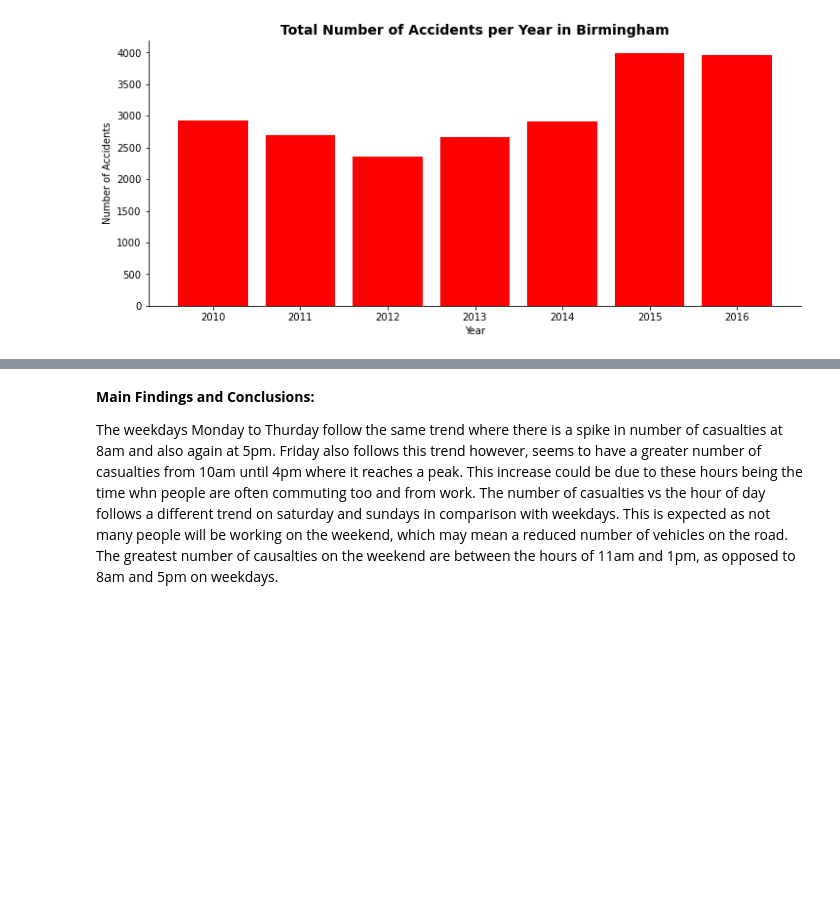
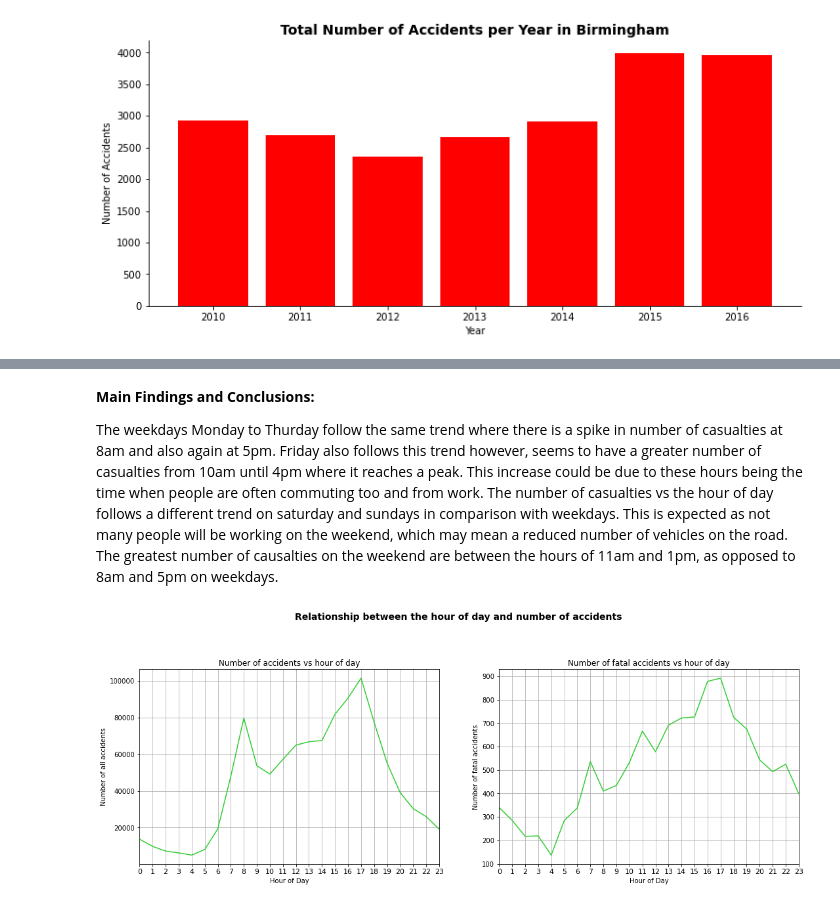
Before and after one commit to Garywtne/Team_Project_One, a Jupyter notebook: RoadSafety.ipynb, the cells around one changed output, grey strips where cells are left out. Cells and saved outputs as stored; diff of their text form; code cells hidden in the pictures; blank space fills up the shorter version.

```diff
--- a/RoadSafety.ipynb
+++ b/RoadSafety.ipynb
@@ -272,5 +224,47 @@ plt.show()
 # %% [markdown]
 **Main Findings and Conclusions:**
 
-The weekdays Monday to Thurday follow the same trend where there is a spike in number of casualties at 8am and also again at 5pm. Friday also follows this trend however, seems to have a greater number of casualties from 10am until 4pm where it reaches a peak. This increase could be due to these hours being the time whn people are often commuting too and from work.
+The weekdays Monday to Thurday follow the same trend where there is a spike in number of casualties at 8am and also again at 5pm. Friday also follows this trend however, seems to have a greater number of casualties from 10am until 4pm where it reaches a peak. This increase could be due to these hours being the time when people are often commuting too and from work.
 The number of casualties vs the hour of day follows a different trend on saturday and sundays in comparison with weekdays. This is expected as not many people will be working on the weekend, which may mean a reduced number of vehicles on the road. The greatest number of causalties on the weekend are between the hours of 11am and 1pm, as opposed to 8am and 5pm on weekdays.
+# %%
+#Create empty lists for subplots
+all_accidents = []
+hour = []
+fatal_accidents = []
+
+#Create loop to detemine hour and accidents
+for i in range(24):
+    hour.append(i)
+    fatal_accident_hour = len(time_df[(time_df['Severity'] == "Fatal") & (time_df['Time_f'] == i)])
+    all_accidents_hour = len(time_df[time_df['Time_f'] == i])
+    all_accidents.append(all_accidents_hour)
+    fatal_accidents.append(fatal_accident_hour)
+
+#plot figure for all accidents
+fig = plt.figure(figsize=(18, 12))
+ax1 = fig.add_subplot(221)
+ax1.plot(hour, all_accidents, color = 'limegreen')
+ax1.set_xlabel('Hour of Day')
+ax1.set_ylabel('Number of all accidents')
+ax1.set_title('Number of accidents vs hour of day')
+plt.xticks(np.arange(len(x_axis)), x_axis, fontsize=11)
+ax1.grid(True)
+plt.margins(x=0)
+
+
+#Plot figure for fatal accidents
+ax2 = fig.add_subplot(222)
+ax2.plot(hour, fatal_accidents, color ='limegreen')
+ax2.set_xlabel('Hour of Day')
+ax2.set_ylabel('Number of fatal accidents')
+ax2.set_title('Number of fatal accidents vs hour of day')
+plt.xticks(np.arange(len(x_axis)), x_axis, fontsize=11)
+ax2.grid(True)
+plt.margins(x=0)
+
+
+fig.suptitle('Relationship between the hour of day and number of accidents', fontsize=14, fontweight='bold')
+plt.savefig('Fatal_accidents_with_hour.png')
+plt.show()
+# %% [output]
+[figure, added]
```
Also changed, not shown: parts of 18 cells of this notebook.
